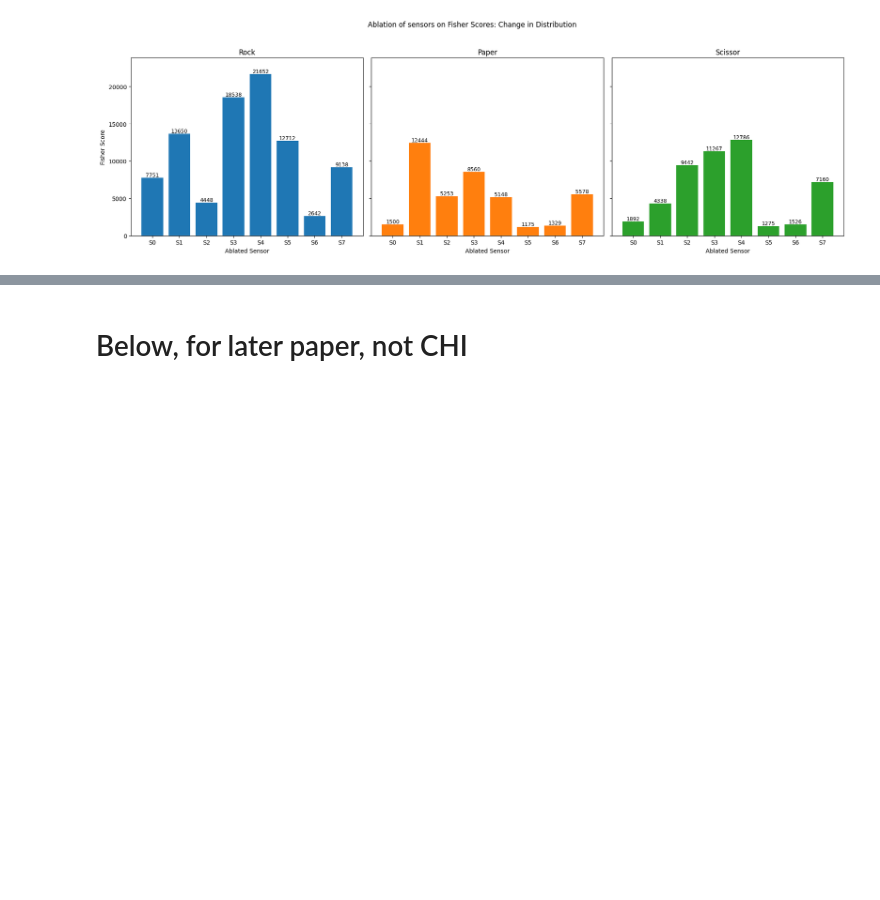
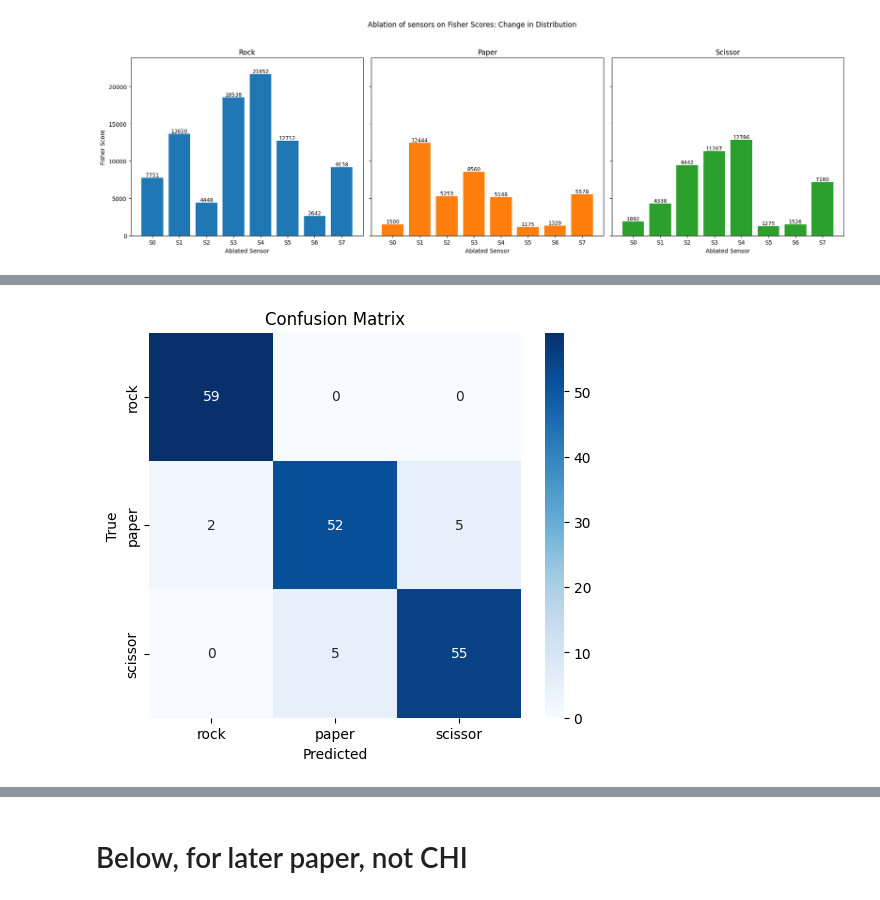
Before and after one commit to freek1/roshambo, a Jupyter notebook: emg_feature_analysis.ipynb, the cells around one changed output, grey strips where cells are left out. Saved outputs shown, nothing was run; the diff lists cells and outputs as text; code cells hidden in the pictures; blank space fills up the shorter version.

```diff
--- a/emg_feature_analysis.ipynb
+++ b/emg_feature_analysis.ipynb
@@ -287,0 +452,91 @@ plt.show()
+# %%
+import torch
+import torch.nn as nn
+import torch.optim as optim
+from sklearn.model_selection import train_test_split
+from sklearn.metrics import classification_report, accuracy_score
+import numpy as np
+
+# Use MPS if available, else fallback to CPU
+device = torch.device("mps" if torch.backends.mps.is_available() else "cpu")
+print(f"Using device: {device}")
+
+# Prepare data and labels
+X = []
+y = []
+label_map = {'rock': 0, 'paper': 1, 'scissor': 2}
+for k in ['rock', 'paper', 'scissor']:
+    X.append(feature_data[k])
+    y.append(np.full(feature_data[k].shape[0], label_map[k]))
+X = np.vstack(X)
+y = np.concatenate(y)
+
+# Train/test split
+X_train, X_test, y_train, y_test = train_test_split(X, y, test_size=0.2, random_state=42, stratify=y)
+
+# Convert to torch tensors and move to device
+X_train = torch.tensor(X_train, dtype=torch.float32).to(device)
+y_train = torch.tensor(y_train, dtype=torch.long).to(device)
+X_test = torch.tensor(X_test, dtype=torch.float32).to(device)
+y_test = torch.tensor(y_test, dtype=torch.long).to(device)
+
+# Simple MLP model
+class SimpleMLP(nn.Module):
+    def __init__(self, input_dim=72, hidden_dim=64, num_classes=4):
+        super().__init__()
+        self.net = nn.Sequential(
+            nn.Linear(input_dim, hidden_dim),
+            nn.ReLU(),
+            nn.Linear(hidden_dim, num_classes)
+        )
+    def forward(self, x):
+        return self.net(x)
+
+model = SimpleMLP().to(device)
+criterion = nn.CrossEntropyLoss()
+optimizer = optim.Adam(model.parameters(), lr=1e-3)
+
+# Training loop
+n_epochs = 30
+batch_size = 32
+
+for epoch in range(n_epochs):
+    model.train()
+    perm = torch.randperm(X_train.size(0), device=device)
+    X_train_shuffled = X_train[perm]
+    y_train_shuffled = y_train[perm]
+    for i in range(0, X_train.size(0), batch_size):
+        xb = X_train_shuffled[i:i+batch_size]
+        yb = y_train_shuffled[i:i+batch_size]
+        optimizer.zero_grad()
+        out = model(xb)
+        loss = criterion(out, yb)
+        loss.backward()
+        optimizer.step()
+    if (epoch+1) % 5 == 0 or epoch == 0:
+        print(f"Epoch {epoch+1}/{n_epochs}, Loss: {loss.item():.4f}")
+
+# Evaluation
+model.eval()
+with torch.no_grad():
+    logits = model(X_test)
+    preds = torch.argmax(logits, dim=1).cpu().numpy()
+    y_true = y_test.cpu().numpy()
+    acc = accuracy_score(y_true, preds)
+    print(f"Test accuracy: {acc:.4f}")
+    print(classification_report(y_true, preds, target_names=['rock', 'paper', 'scissor']))
+
+import seaborn as sns
+from sklearn.metrics import confusion_matrix
+
+# Plot confusion matrix
+cm = confusion_matrix(y_true, preds)
+plt.figure(figsize=(6,5))
+sns.heatmap(cm, annot=True, fmt='d', cmap='Blues',
+            xticklabels=['rock', 'paper', 'scissor'],
+            yticklabels=['rock', 'paper', 'scissor'])
+plt.xlabel('Predicted')
+plt.ylabel('True')
+plt.title('Confusion Matrix')
+plt.show()
+# %% [output]
@@ -287,0 +561 @@ plt.show()
+[figure, added]
```
Also changed, not shown: parts of 8 cells of this notebook.
